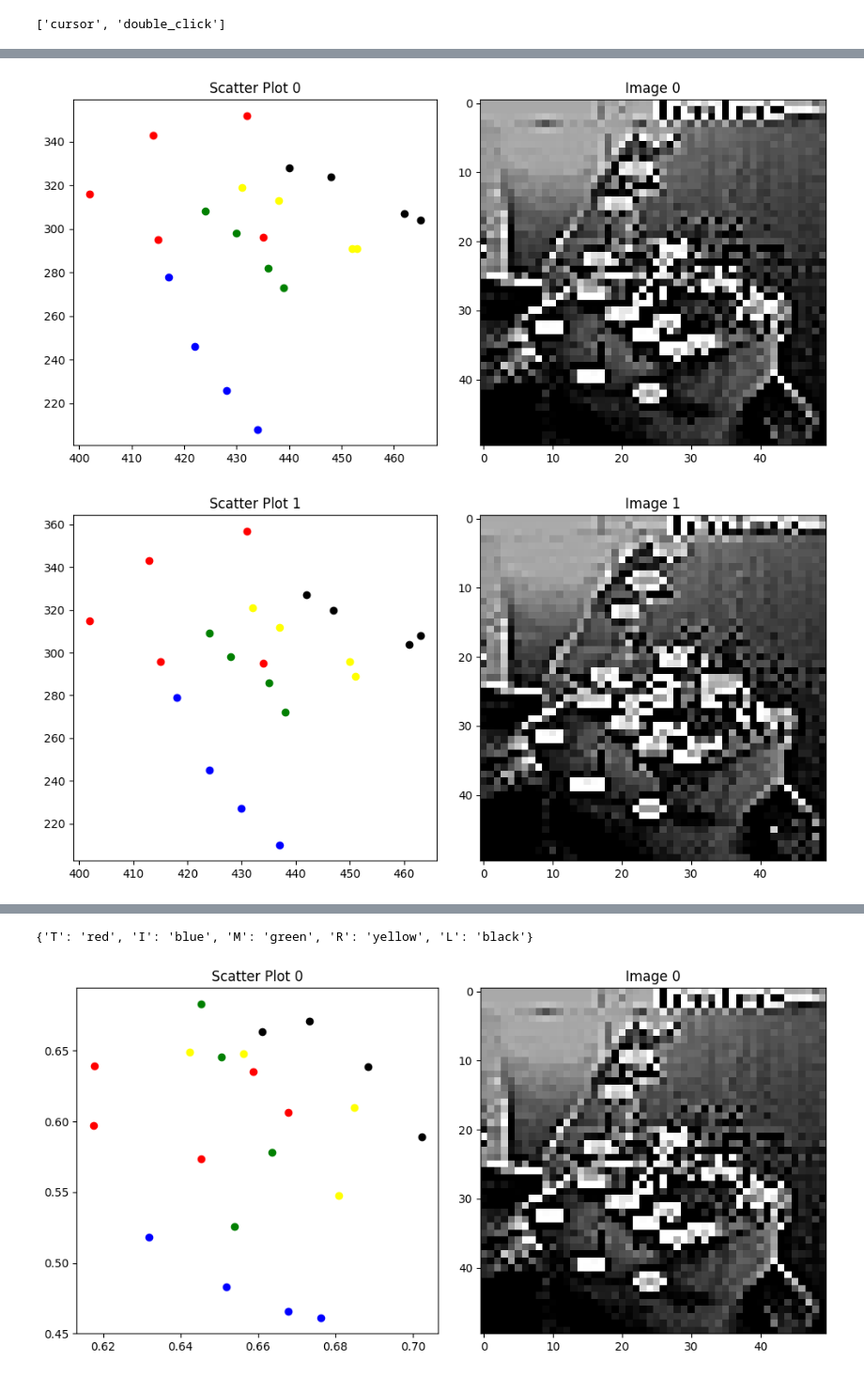
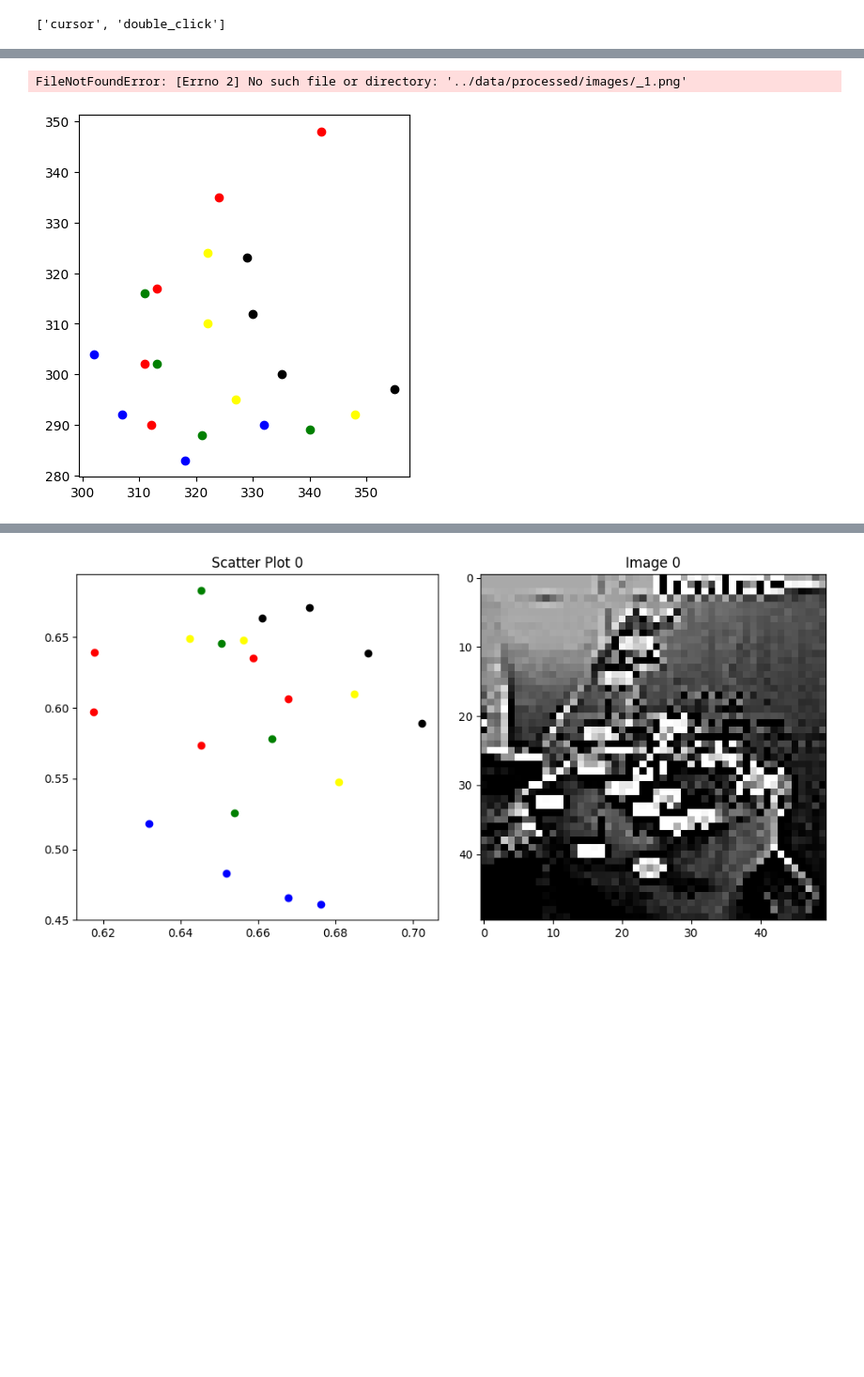
Before and after one commit to SumitJoshiGIT/Gesture-Controlled-PC, a Jupyter notebook: notebooks/preprocessing.ipynb, the cells around one changed output, grey strips where cells are left out. Shown: that part at 94% size. Cells and saved outputs as stored; diff of their text form; code cells hidden in the pictures; blank space fills up the shorter version.

```diff
--- a/notebooks/preprocessing.ipynb
+++ b/notebooks/preprocessing.ipynb
@@ -11,7 +11,7 @@ data=[]
 for sub in subdirectories:
  data.append(pd.read_csv(f'../data/raw/{sub}/data.csv'))
 data = pd.concat(data, ignore_index=True)
-data['Image Path']=data['Image Path'].str[4:]
+data['Image Path']=data['Image Path'].str[5:]
 data.head()
 # %% [output]
 |  | Gesture | Image Path | T0 | T1 | T2 | T3 | Thumb | I3 | I2 | I1 | ... | ... |
@@ -94,8 +94,8 @@ df['Gesture'] = data['Gesture']
 kernel = np.array([0, -1, 0, -1, 5, -1, 0, -1, 0]).reshape((3, 3))
 not_found = []
 for index, row in df.iterrows():
-    img_path = f'{row["Gesture"]}/images/hand' + row['path']
-    ld_img_path = f'{row["Gesture"]}/points/points' + row['path']
+    img_path = f'{row["Gesture"]}/images/hand_' + row['path']
+    ld_img_path = f'{row["Gesture"]}/points/points_' + row['path']
     img = cv2.imread('../data/raw/' + img_path)
     ld_img = cv2.imread('../data/raw/' + ld_img_path)
     try:
@@ -118,10 +118,9 @@ for index, row in df.iterrows():
 
     except Exception as e:
         print(e)
-        print(img_path)
         not_found.append(index)
-data.drop(not_found, inplace=True)
-df.drop(not_found, inplace=True)
+df.drop(index=not_found, inplace=True)
+#df.drop(not_found, inplace=True)
 df.to_csv('../data/processed/bounding_box.csv', index=False)
 print(df.head(), df.shape)
 # %% [output]
@@ -169,28 +171,28 @@ for img in data['Image Path'][:10]:
 # %%
 
 from time import sleep
 
 def scatter_plot():
  col_map={'T':'red','I':'blue','M':'green','R':'yellow','L':'black'}
  for i in range(5):
     plt.figure(figsize=(10, 5))
     plt.subplot(1, 2, 1)
     for col in cols:
         plt.scatter(data.iloc[i][col+'_x'], data.iloc[i][col+'_y'], label=col,color=col_map[col[0]])
 
     img_path = '../data/processed/images/' + data.iloc[i]['Image Path']
     img = plt.imread(img_path)
 
     plt.title(f'Scatter Plot {i}')
     plt.subplot(1, 2, 2)
     plt.imshow(img,cmap='gray')
     plt.title(f'Image {i}')
     plt.tight_layout()
     plt.show()
 
-scatter_plot()
+#scatter_plot()
 
 {'T':'red','I':'blue','M':'green','R':'yellow','L':'black'}
 # %% [output]
+FileNotFoundError: [Errno 2] No such file or directory: '../data/processed/images/_1.png'
-[figure, old version]
+[figure, new version]
-[figure, removed]
@@ -200,4 +199,3 @@ scatter_plot()
-{'T': 'red', 'I': 'blue', 'M': 'green', 'R': 'yellow', 'L': 'black'}
 # %%
 
 from sklearn.preprocessing import MinMaxScaler
```
Also changed, not shown: parts of 8 cells of this notebook, 7 other files.
